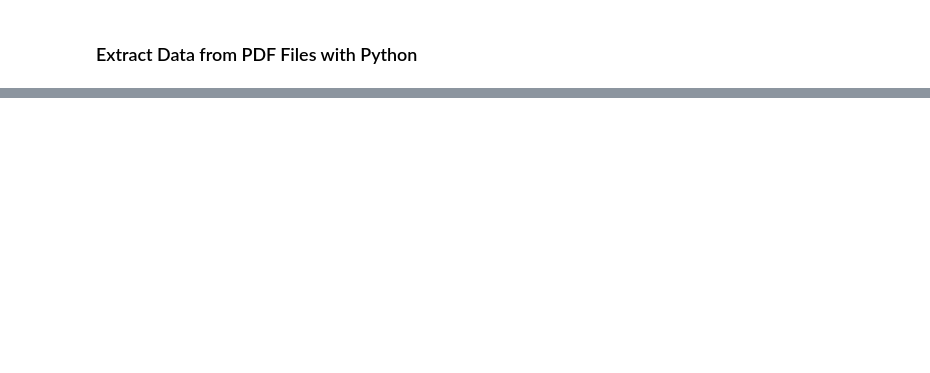
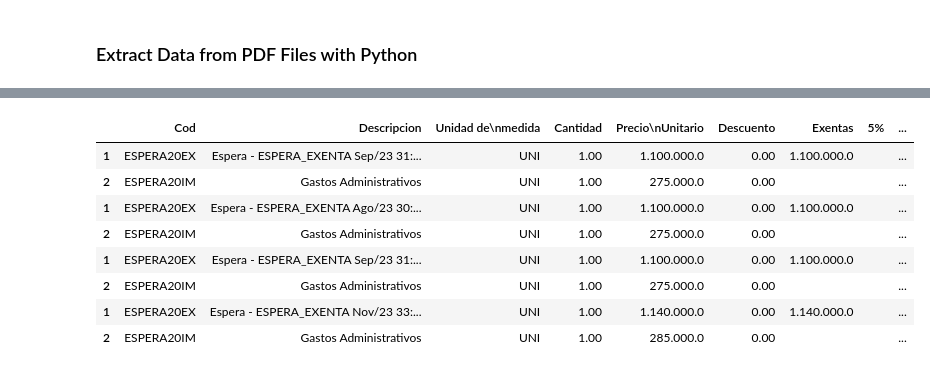
Before and after one commit to rofigueredo/PythonAnalysis, a Jupyter notebook: Files manage/ETL_fact.ipynb, the cells around one changed output, grey strips where cells are left out. Saved outputs shown, nothing was run; the diff lists cells and outputs as text; code cells hidden in the pictures; blank space fills up the shorter version.

Commit message:
Update Codifgo Leer PDF dinamic
Se agrega la parte donde permite concatenar varias pdf

```diff
--- a/Files manage/ETL_fact.ipynb
+++ b/Files manage/ETL_fact.ipynb
@@ -2,0 +13,33 @@
+# %%
+import os
+
+root_dir = os.getcwd()
+
+df_archivos = []
+ciclo = 0
+
+for dirpath, dirnames, filenames in os.walk(root_dir):
+    for filename in filenames:
+        if filename.endswith('.pdf'):
+            file_paths = os.path.join(dirpath, filename)
+
+            with pdfplumber.open(file_paths) as temp:
+                print(file_paths)
+                ciclo += 1
+                # Nombre de pdf dinamico
+                print(f"pdf_{ciclo}")
+
+                first_page = temp.pages[0]
+                        # print(first_page.extract_table())
+                dfnames = first_page.extract_table()
+
+                df_t = pd.DataFrame(dfnames)
+                headers = df_t.iloc[0].values
+                df_t.columns = headers
+                df_t.drop(index=0, axis=0, inplace=True)
+                df_t = df_t.dropna()
+
+                df_archivos.append(df_t)
+                            # if ciclo == 2:
+                            #     break    # break here
+            df = pd.concat(df_archivos)
@@ -2,0 +59,12 @@
+# %%
+df
+# %% [output]
+|  | Cod | Descripcion | Unidad de\nmedida | Cantidad | Precio\nUnitario | Descuento | Exentas | 5% | ... |
+| 1 | ESPERA20EX | Espera - ESPERA_EXENTA Sep/23 31:... | UNI | 1.00 | 1.100.000.0 | 0.00 | 1.100.000.0 |  | ... |
+| 2 | ESPERA20IM | Gastos Administrativos | UNI | 1.00 | 275.000.0 | 0.00 |  |  | ... |
+| 1 | ESPERA20EX | Espera - ESPERA_EXENTA Ago/23 30:... | UNI | 1.00 | 1.100.000.0 | 0.00 | 1.100.000.0 |  | ... |
+| 2 | ESPERA20IM | Gastos Administrativos | UNI | 1.00 | 275.000.0 | 0.00 |  |  | ... |
+| 1 | ESPERA20EX | Espera - ESPERA_EXENTA Sep/23 31:... | UNI | 1.00 | 1.100.000.0 | 0.00 | 1.100.000.0 |  | ... |
+| 2 | ESPERA20IM | Gastos Administrativos | UNI | 1.00 | 275.000.0 | 0.00 |  |  | ... |
+| 1 | ESPERA20EX | Espera - ESPERA_EXENTA Nov/23 33:... | UNI | 1.00 | 1.140.000.0 | 0.00 | 1.140.000.0 |  | ... |
+| 2 | ESPERA20IM | Gastos Administrativos | UNI | 1.00 | 285.000.0 | 0.00 |  |  | ... |
```
Also changed, not shown: parts of 22 cells of this notebook.
